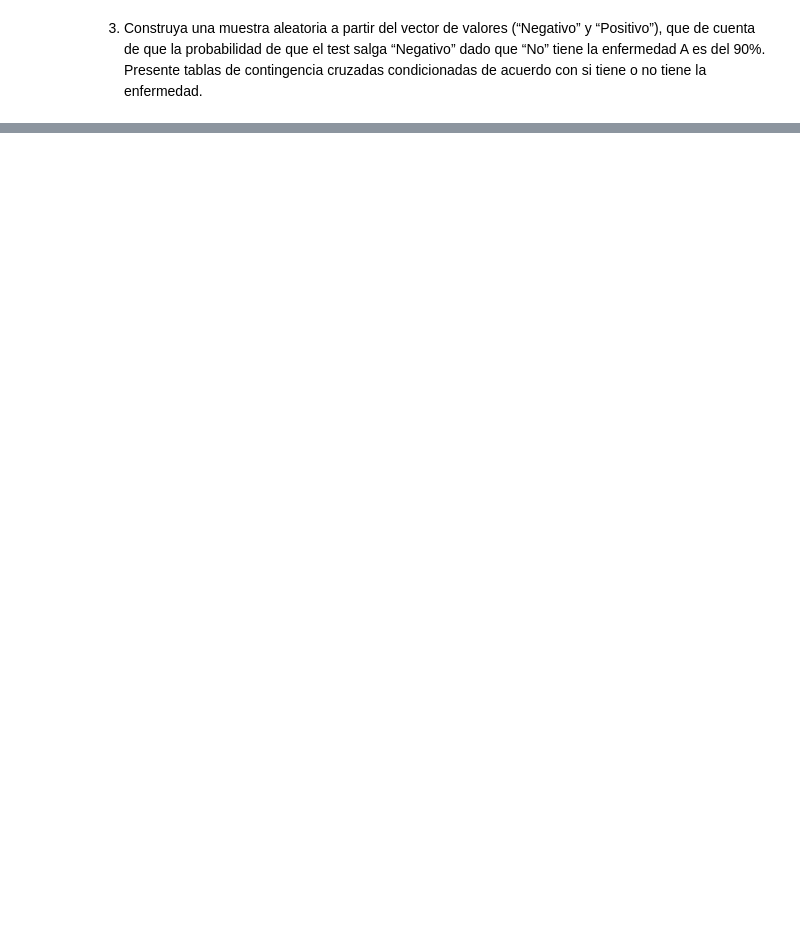
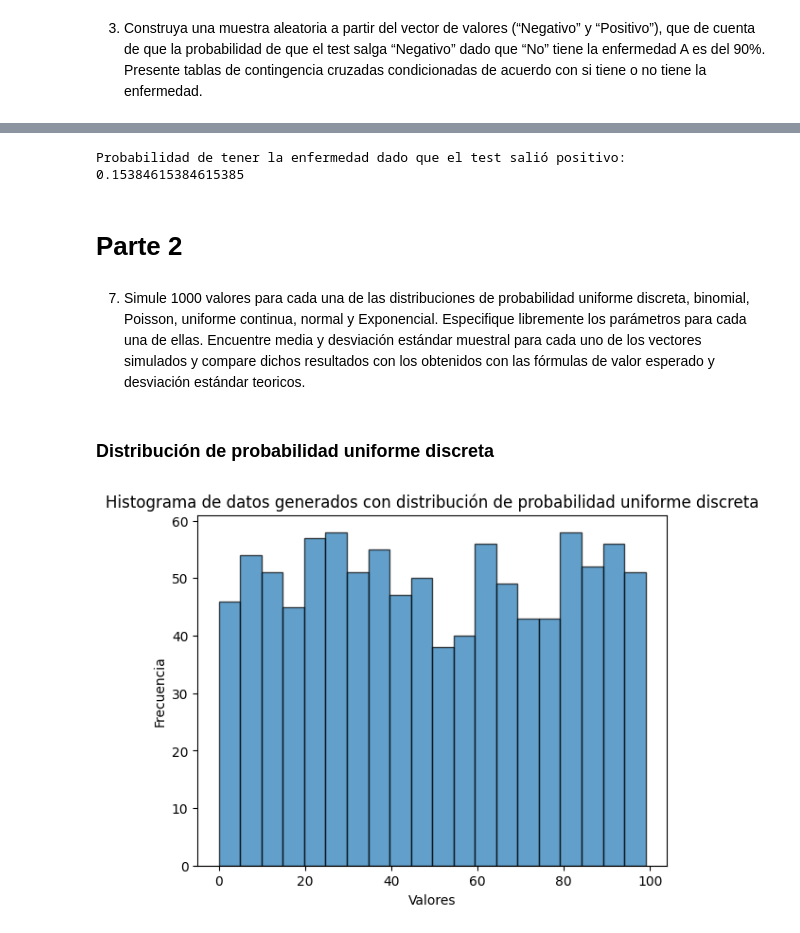
Before and after one commit to maestria-ds-eafit/Taller1_Estadistica, a Jupyter notebook: solution.ipynb, the cells around one changed output, grey strips where cells are left out. Saved outputs shown, nothing was run; the diff lists cells and outputs as text; code cells hidden in the pictures; blank space fills up the shorter version.

```diff
--- a/solution.ipynb
+++ b/solution.ipynb
@@ -79,0 +164,45 @@ print(tabla_conjunta)
+# %%
+# Probabilidad de tener la enfermedad (P(Enfermedad))
+p_enfermedad = 0.01
+
+# Probabilidad de obtener un resultado positivo en el test dado que se tiene la enfermedad (P(Positivo | Enfermedad))
+p_positivo_enfermedad = 0.9
+
+# Probabilidad de no tener la enfermedad (P(¬Enfermedad))
+p_no_enfermedad = 1 - p_enfermedad
+
+# Probabilidad de obtener un resultado positivo en el test dado que no se tiene la enfermedad (P(Positivo | ¬Enfermedad))
+p_positivo_no_enfermedad = 0.05
+
+# Probabilidad de obtener un resultado positivo en el test (P(Positivo))
+p_positivo = (p_positivo_enfermedad * p_enfermedad) + (p_positivo_no_enfermedad * p_no_enfermedad)
+
+# Probabilidad de tener la enfermedad dado que el test salió positivo (P(Enfermedad | Positivo))
+p_enfermedad_positivo = (p_positivo_enfermedad * p_enfermedad) / p_positivo
+
+print("Probabilidad de tener la enfermedad dado que el test salió positivo:", p_enfermedad_positivo)
+# %% [output]
+Probabilidad de tener la enfermedad dado que el test salió positivo: 0.15384615384615385
+# %% [markdown]
+# Parte 2
+# %% [markdown]
+7. Simule 1000 valores para cada una de las distribuciones de probabilidad uniforme discreta,
+binomial, Poisson, uniforme continua, normal y Exponencial. Especifique libremente los
+parámetros para cada una de ellas. Encuentre media y desviación estándar muestral para cada
+uno de los vectores simulados y compare dichos resultados con los obtenidos con las fórmulas
+de valor esperado y desviación estándar teoricos.
+# %% [markdown]
+### Distribución de probabilidad uniforme discreta
+# %%
+n = 1000
+dpud = np.random.randint(low=0, high=100, size=n)
+
+plt.hist(dpud, bins=20, edgecolor='k', alpha=0.7)
+plt.xlabel('Valores')
+plt.ylabel('Frecuencia')
+plt.title('Histograma de datos generados con distribución de probabilidad uniforme discreta')
+
+# Mostrar la gráfica
+plt.show()
+# %% [output]
+[figure, added]
```
Also changed, not shown: parts of 26 cells of this notebook, 2 other files.
